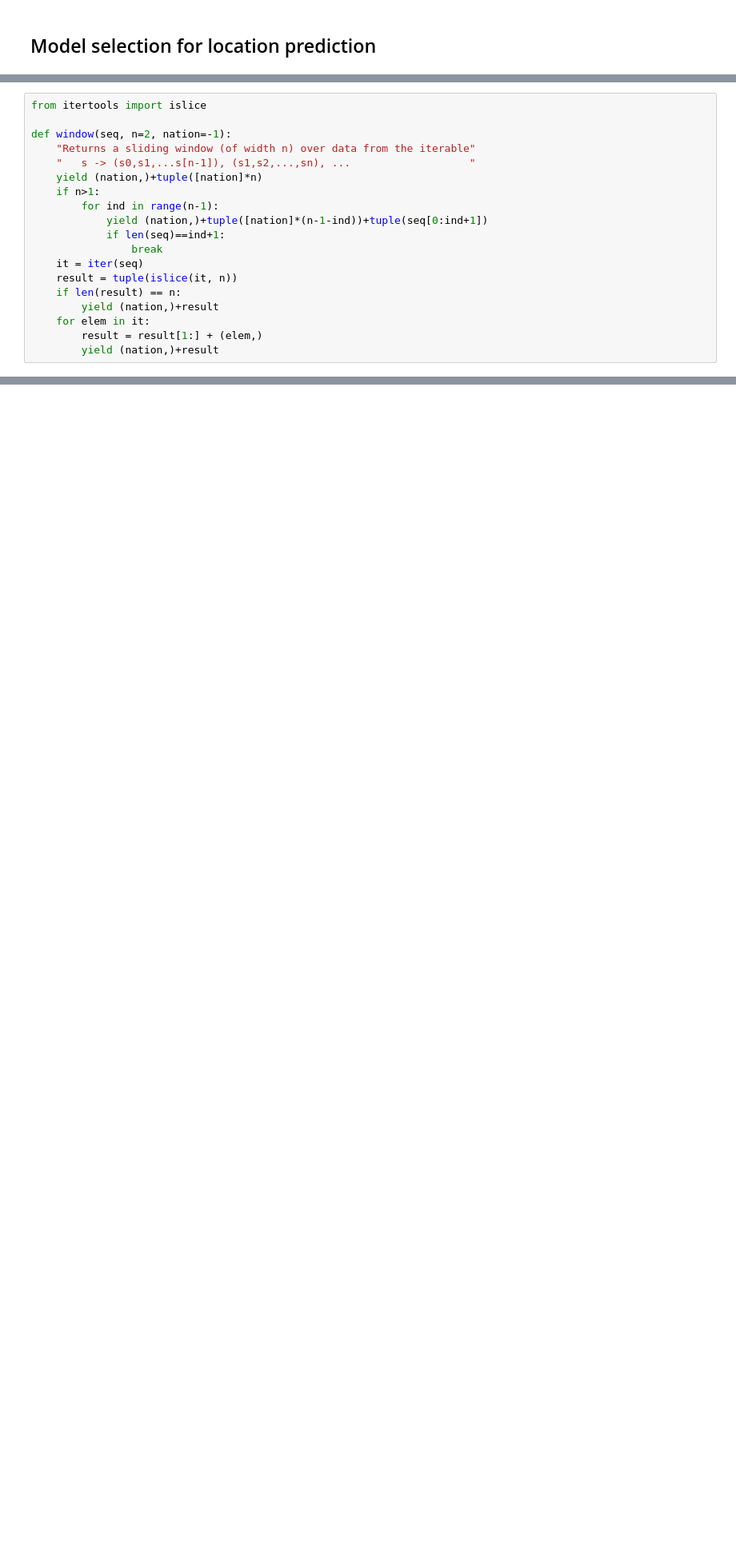
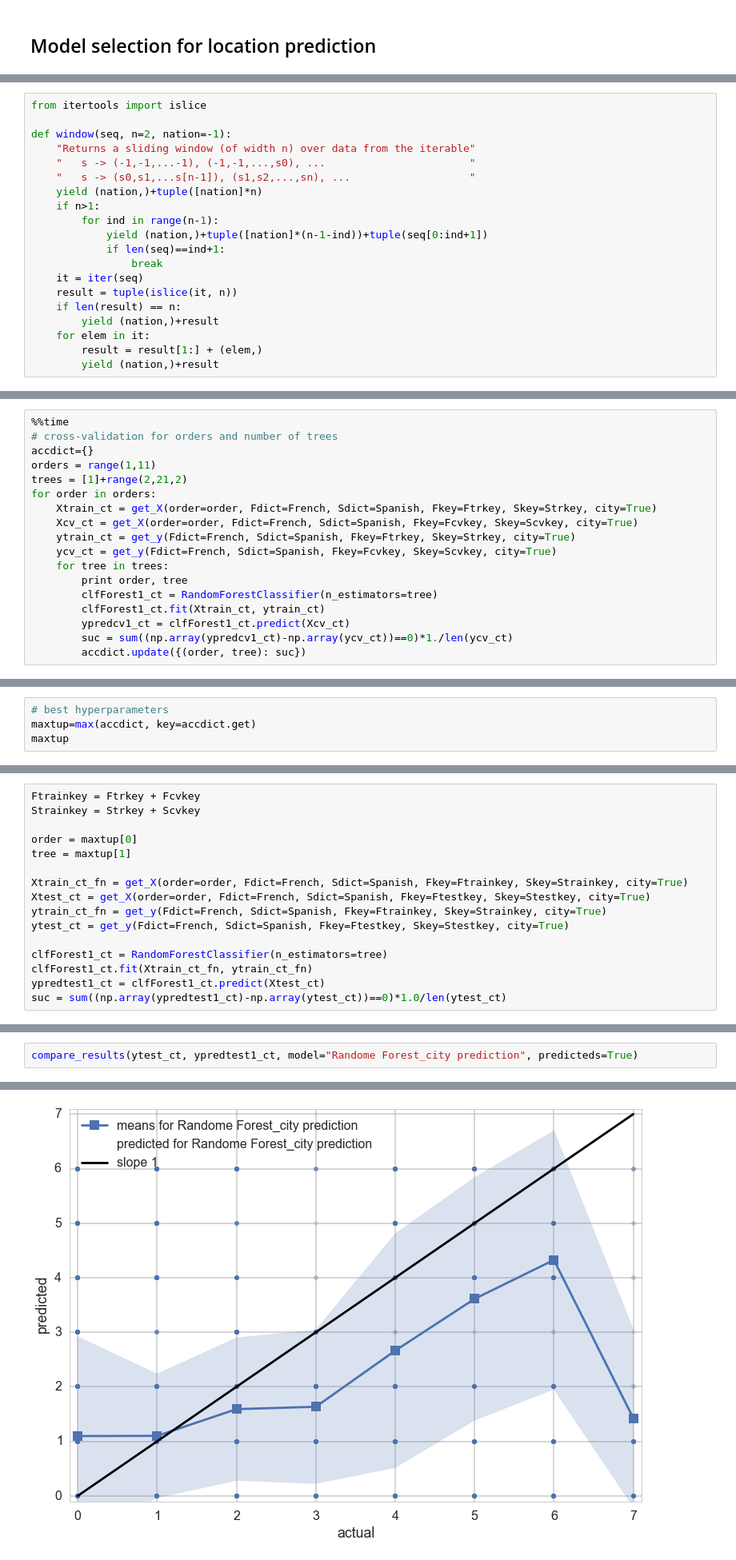
Before and after one commit to Firenze11/location_intelligence, a Jupyter notebook: FinalProject_Part2_Modeling.ipynb, the cells around one changed output, grey strips where cells are left out. Shown at 80% size. Drawn from its saved outputs; the diff is of its cells as text; blank space fills up the shorter version.

```diff
--- a/FinalProject_Part2_Modeling.ipynb
+++ b/FinalProject_Part2_Modeling.ipynb
@@ -459,6 +475,7 @@ from itertools import islice
 
 def window(seq, n=2, nation=-1):
     "Returns a sliding window (of width n) over data from the iterable"
+    "   s -> (-1,-1,...-1), (-1,-1,...,s0), ...                       "
     "   s -> (s0,s1,...s[n-1]), (s1,s2,...,sn), ...                   "
     yield (nation,)+tuple([nation]*n)
     if n>1:
@@ -572,0 +575,18 @@ df
+# %%
+%%time
+# cross-validation for orders and number of trees
+accdict={}
+orders = range(1,11)
+trees = [1]+range(2,21,2)
+for order in orders:
+    Xtrain_ct = get_X(order=order, Fdict=French, Sdict=Spanish, Fkey=Ftrkey, Skey=Strkey, city=True)
+    Xcv_ct = get_X(order=order, Fdict=French, Sdict=Spanish, Fkey=Fcvkey, Skey=Scvkey, city=True)
+    ytrain_ct = get_y(Fdict=French, Sdict=Spanish, Fkey=Ftrkey, Skey=Strkey, city=True)
+    ycv_ct = get_y(Fdict=French, Sdict=Spanish, Fkey=Fcvkey, Skey=Scvkey, city=True)
+    for tree in trees:
+        print order, tree
+        clfForest1_ct = RandomForestClassifier(n_estimators=tree)
+        clfForest1_ct.fit(Xtrain_ct, ytrain_ct)
+        ypredcv1_ct = clfForest1_ct.predict(Xcv_ct)
+        suc = sum((np.array(ypredcv1_ct)-np.array(ycv_ct))==0)*1./len(ycv_ct)
+        accdict.update({(order, tree): suc})
@@ -572,0 +631,4 @@ df
+# %%
+# best hyperparameters
+maxtup=max(accdict, key=accdict.get)
+maxtup
@@ -572,0 +642,16 @@ df
+# %%
+Ftrainkey = Ftrkey + Fcvkey
+Strainkey = Strkey + Scvkey
+
+order = maxtup[0]
+tree = maxtup[1]
+
+Xtrain_ct_fn = get_X(order=order, Fdict=French, Sdict=Spanish, Fkey=Ftrainkey, Skey=Strainkey, city=True)
+Xtest_ct = get_X(order=order, Fdict=French, Sdict=Spanish, Fkey=Ftestkey, Skey=Stestkey, city=True)
+ytrain_ct_fn = get_y(Fdict=French, Sdict=Spanish, Fkey=Ftrainkey, Skey=Strainkey, city=True)
+ytest_ct = get_y(Fdict=French, Sdict=Spanish, Fkey=Ftestkey, Skey=Stestkey, city=True)
+
+clfForest1_ct = RandomForestClassifier(n_estimators=tree)
+clfForest1_ct.fit(Xtrain_ct_fn, ytrain_ct_fn)
+ypredtest1_ct = clfForest1_ct.predict(Xtest_ct)
+suc = sum((np.array(ypredtest1_ct)-np.array(ytest_ct))==0)*1.0/len(ytest_ct)
@@ -572,0 +721,3 @@ df
+# %%
+compare_results(ytest_ct, ypredtest1_ct, model="Randome Forest_city prediction", predicteds=True)
+# %% [output]
@@ -572,0 +726 @@ df
+[figure, added]
```
Also changed, not shown: parts of 112 cells of this notebook.
